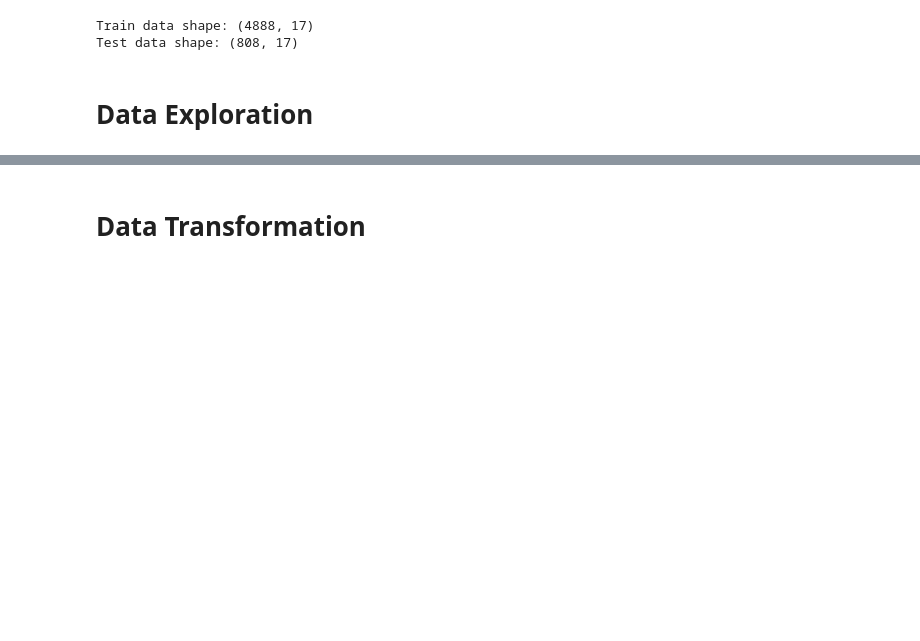
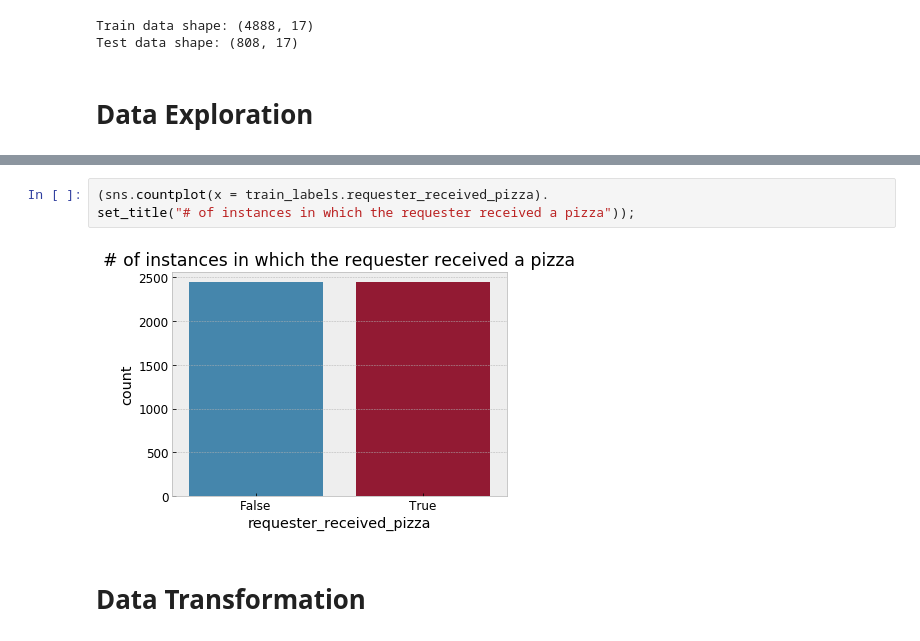
Before and after one commit to YusufLiu/Random_Acts_of_Pizza, a Jupyter notebook: baseline.ipynb, the cells around one changed output, grey strips where cells are left out. Saved outputs shown, nothing was run; the diff lists cells and outputs as text; blank space fills up the shorter version.

```diff
--- a/baseline.ipynb
+++ b/baseline.ipynb
@@ -167,3 +195,8 @@ train_data.corr()
+# %%
+(sns.countplot(x = train_labels.requester_received_pizza).
+set_title("# of instances in which the requester received a pizza"));
+# %% [output]
+[figure, added]
 # %% [markdown]
 # Data Transformation
 # %%
```
Also changed, not shown: parts of 34 cells of this notebook.
